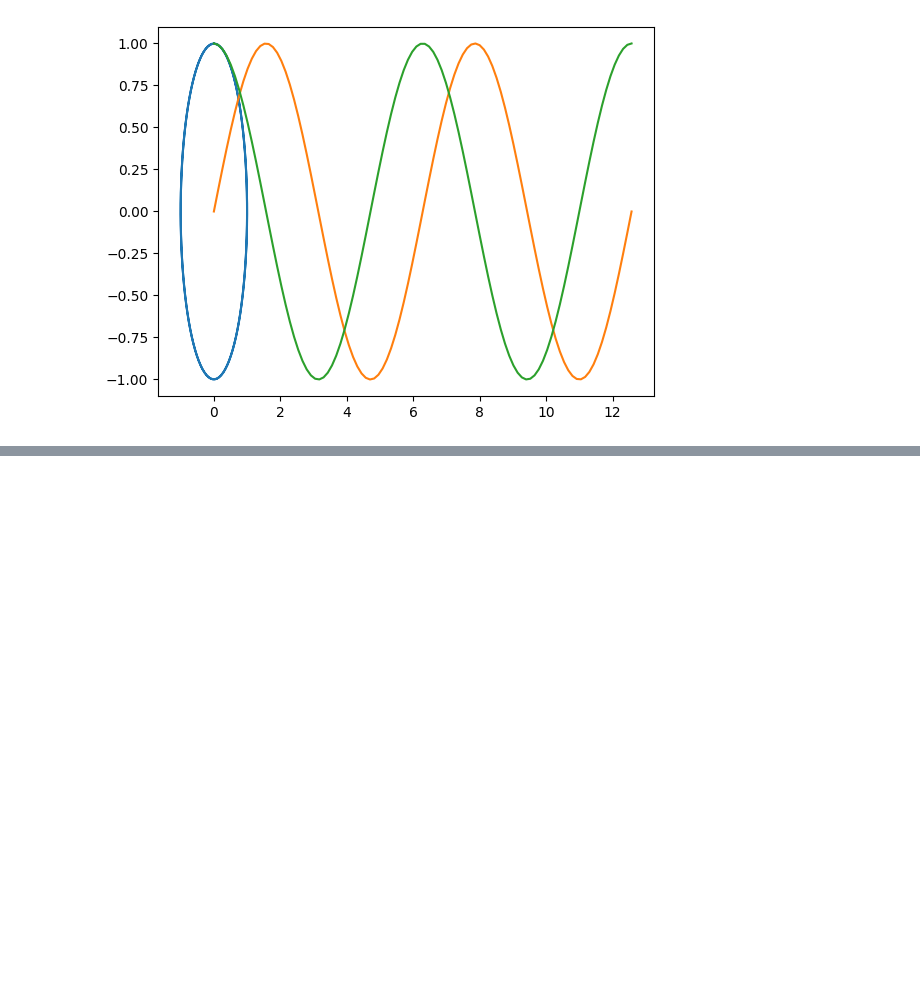
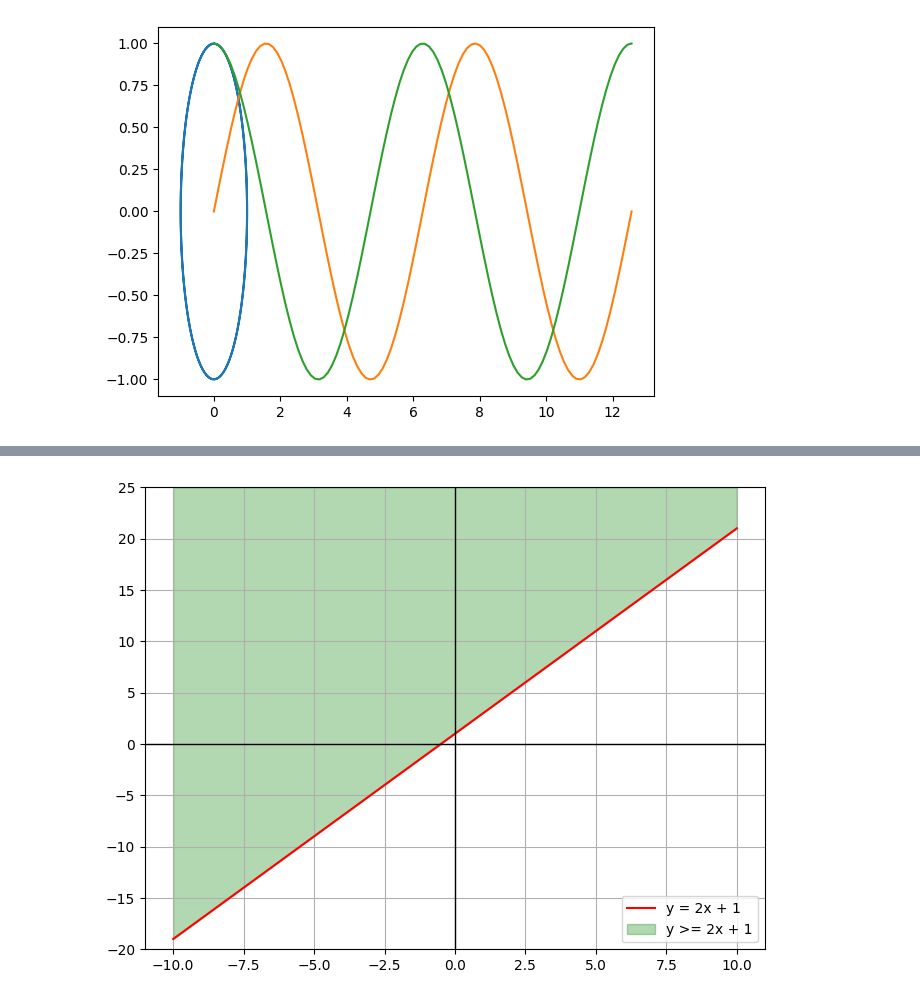
Before and after one commit to anonymous-oracle/sde, a Jupyter notebook: phase1/phase1_module2.ipynb, the cells around one changed output, grey strips where cells are left out. Drawn from its saved outputs; the diff is of its cells as text; code cells hidden in the pictures; blank space fills up the shorter version.

```diff
--- a/phase1/phase1_module2.ipynb
+++ b/phase1/phase1_module2.ipynb
@@ -82,0 +139,17 @@ plt.plot(linspaced_radians, y_cos)
+# %%
+import matplotlib.pyplot as plt
+import numpy as np
+
+x = np.linspace(-10, 10, 100)
+y_boundary = 2 * x + 1
+plt.figure(figsize=(8, 6))
+plt.plot(x, y_boundary, color='red', label='y = 2x + 1')
+plt.fill_between(x, y_boundary, 25, alpha=0.3, color='green', label='y >= 2x + 1')
+plt.ylim(-20, 25)
+plt.axhline(0, color='black', linewidth=1)
+plt.axvline(0, color='black', linewidth=1)
+plt.legend()
+plt.grid(True)
+plt.show()
+# %% [output]
+[figure, added]
```
Also changed, not shown: parts of 3 cells of this notebook.
